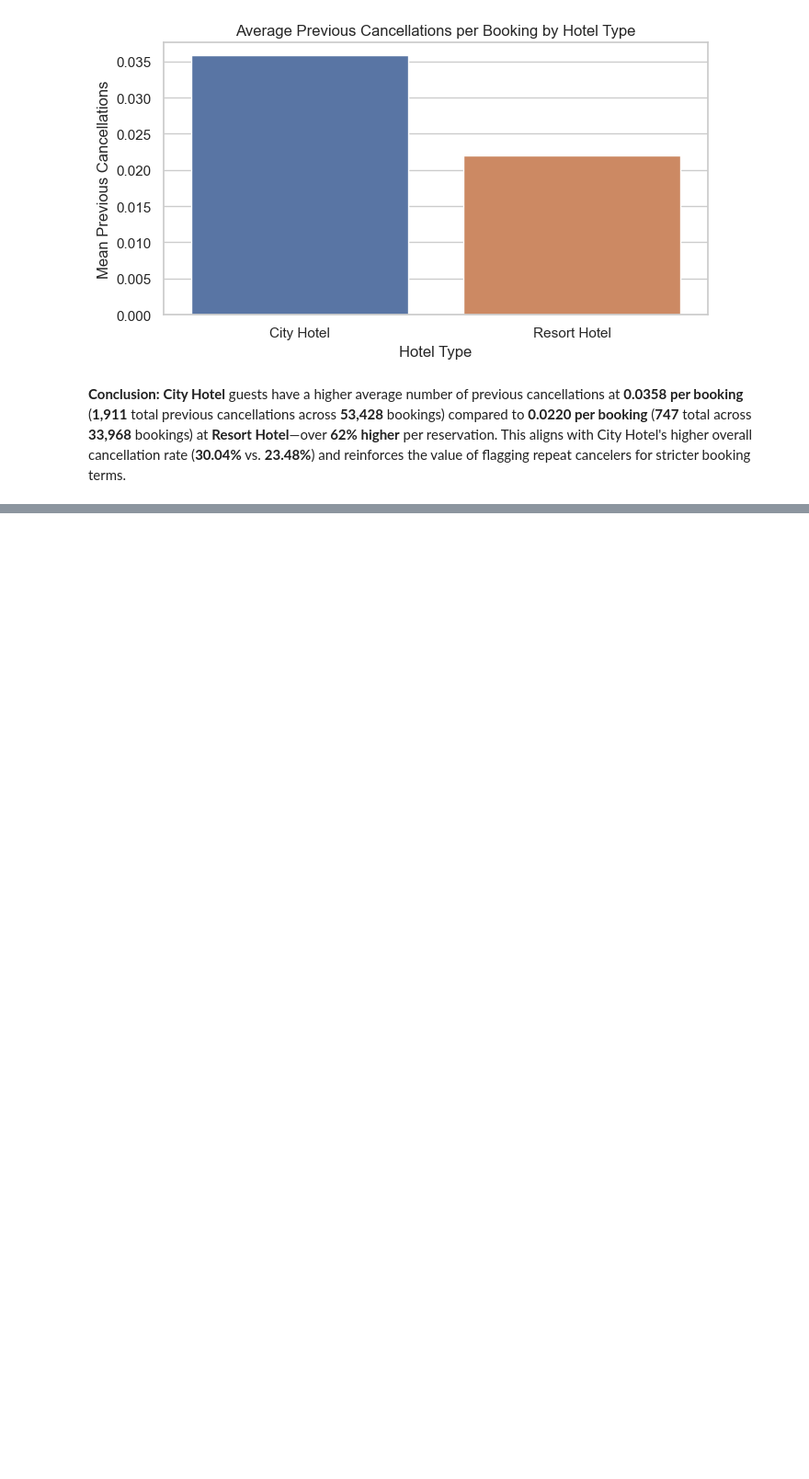
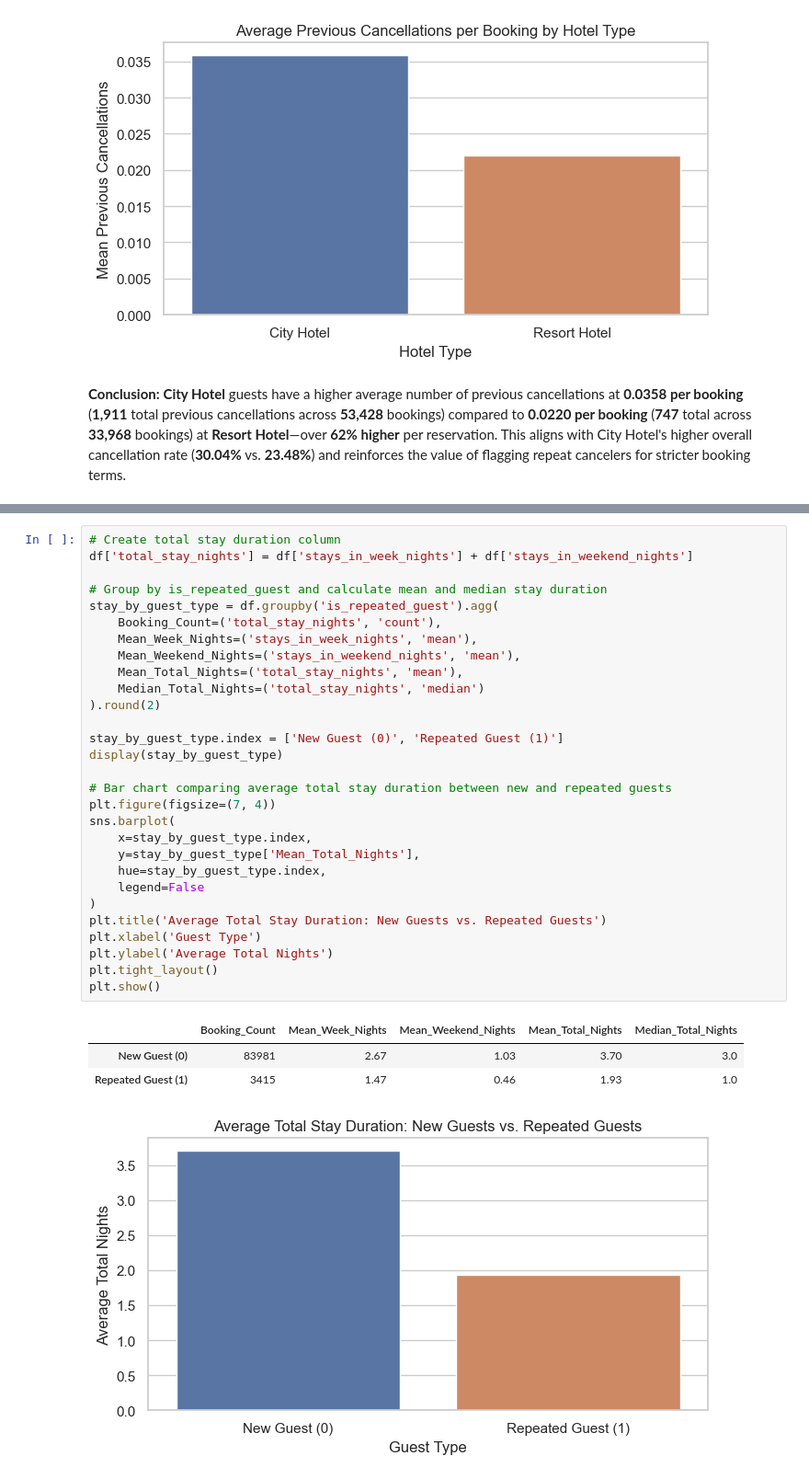
Before and after one commit to eishutamori/Hotel-Operations-Analysis-EDA, a Jupyter notebook: notebook/EDA02 - hotel-booking-analysis-eda.ipynb, the cells around one changed output, grey strips where cells are left out. Shown at 92% size. Drawn from its saved outputs; the diff is of its cells as text; blank space fills up the shorter version.

```diff
--- a/notebook/EDA02 - hotel-booking-analysis-eda.ipynb
+++ b/notebook/EDA02 - hotel-booking-analysis-eda.ipynb
@@ -673,0 +729,34 @@ Customer Type with Highest Mean ADR: Transient (110.14)
+# %%
+# Create total stay duration column
+df['total_stay_nights'] = df['stays_in_week_nights'] + df['stays_in_weekend_nights']
+
+# Group by is_repeated_guest and calculate mean and median stay duration
+stay_by_guest_type = df.groupby('is_repeated_guest').agg(
+    Booking_Count=('total_stay_nights', 'count'),
+    Mean_Week_Nights=('stays_in_week_nights', 'mean'),
+    Mean_Weekend_Nights=('stays_in_weekend_nights', 'mean'),
+    Mean_Total_Nights=('total_stay_nights', 'mean'),
+    Median_Total_Nights=('total_stay_nights', 'median')
+).round(2)
+
+stay_by_guest_type.index = ['New Guest (0)', 'Repeated Guest (1)']
+display(stay_by_guest_type)
+
+# Bar chart comparing average total stay duration between new and repeated guests
+plt.figure(figsize=(7, 4))
+sns.barplot(
+    x=stay_by_guest_type.index,
+    y=stay_by_guest_type['Mean_Total_Nights'],
+    hue=stay_by_guest_type.index,
+    legend=False
+)
+plt.title('Average Total Stay Duration: New Guests vs. Repeated Guests')
+plt.xlabel('Guest Type')
+plt.ylabel('Average Total Nights')
+plt.tight_layout()
+plt.show()
+# %% [output]
+|  | Booking_Count | Mean_Week_Nights | Mean_Weekend_Nights | Mean_Total_Nights | Median_Total_Nights |
+| New Guest (0) | 83981 | 2.67 | 1.03 | 3.70 | 3.0 |
+| Repeated Guest (1) | 3415 | 1.47 | 0.46 | 1.93 | 1.0 |
+[figure, added]
```
Also changed, not shown: parts of 20 cells of this notebook.
